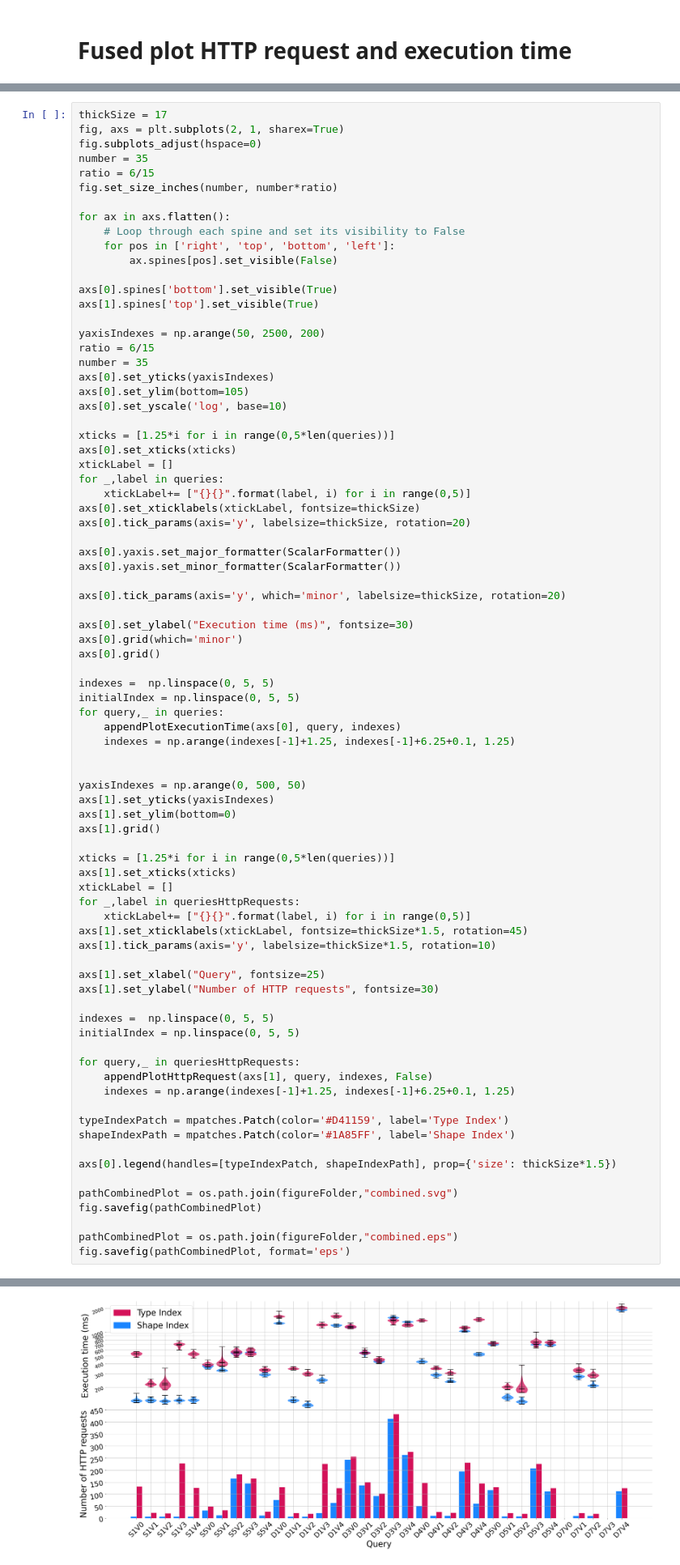
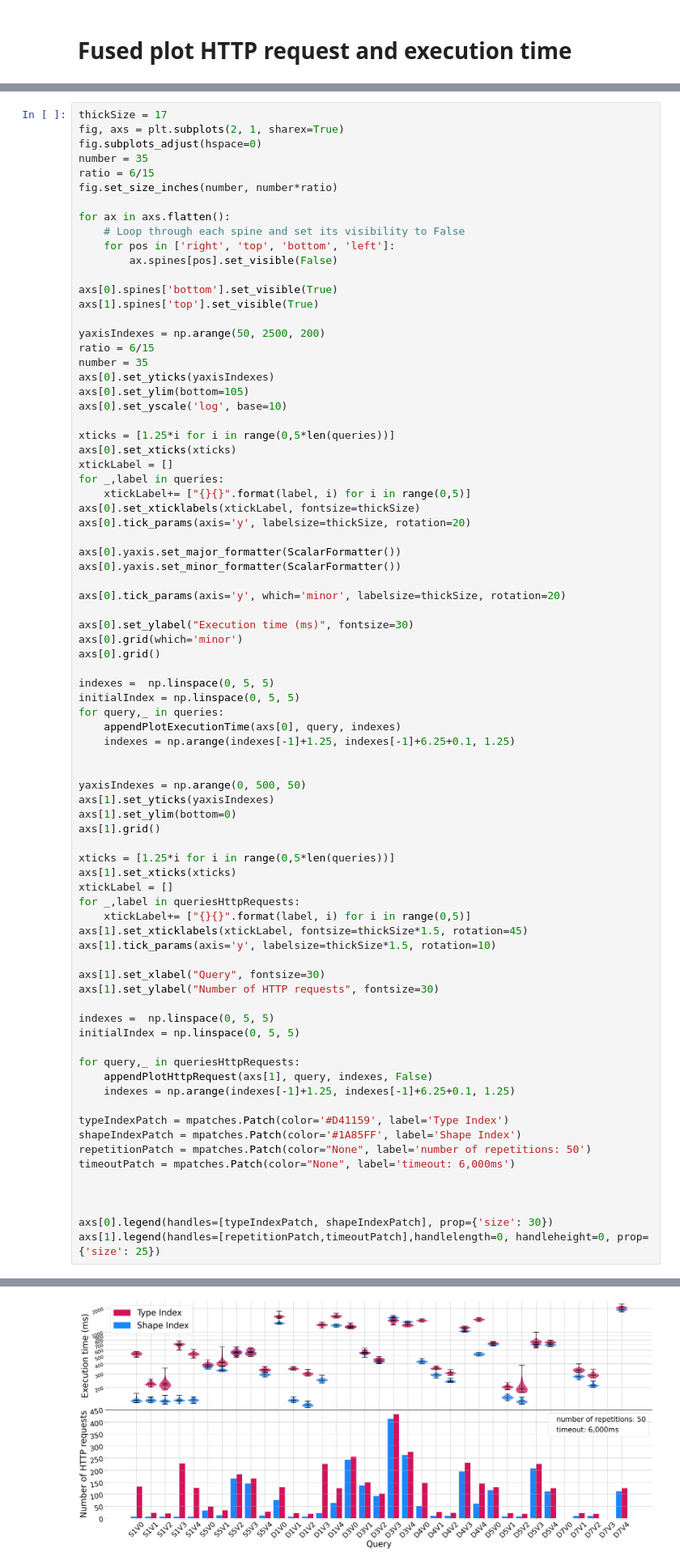
Before and after one commit to constraintAutomaton/amw_shape_index_results, a Jupyter notebook: result/analysis.ipynb, the cells around one changed output, grey strips where cells are left out. Shown at 81% size. Cells and saved outputs as stored; diff of their text form.

Commit message:
label about the number of repetition and timeout added

```diff
--- a/result/analysis.ipynb
+++ b/result/analysis.ipynb
@@ -625,7 +625,7 @@ for _,label in queriesHttpRequests:
 axs[1].set_xticklabels(xtickLabel, fontsize=thickSize*1.5, rotation=45)
 axs[1].tick_params(axis='y', labelsize=thickSize*1.5, rotation=10)
 
-axs[1].set_xlabel("Query", fontsize=25)
+axs[1].set_xlabel("Query", fontsize=30)
 axs[1].set_ylabel("Number of HTTP requests", fontsize=30)
 
 indexes =  np.linspace(0, 5, 5)
@@ -636,13 +636,12 @@ for query,_ in queriesHttpRequests:
     indexes = np.arange(indexes[-1]+1.25, indexes[-1]+6.25+0.1, 1.25)
 
 typeIndexPatch = mpatches.Patch(color='#D41159', label='Type Index')
-shapeIndexPath = mpatches.Patch(color='#1A85FF', label='Shape Index')
+shapeIndexPatch = mpatches.Patch(color='#1A85FF', label='Shape Index')
+repetitionPatch = mpatches.Patch(color="None", label='number of repetitions: 50')
+timeoutPatch = mpatches.Patch(color="None", label='timeout: 6,000ms')
 
-axs[0].legend(handles=[typeIndexPatch, shapeIndexPath], prop={'size': thickSize*1.5})
 
-pathCombinedPlot = os.path.join(figureFolder,"combined.svg")
-fig.savefig(pathCombinedPlot)
 
-pathCombinedPlot = os.path.join(figureFolder,"combined.eps")
-fig.savefig(pathCombinedPlot, format='eps')
+axs[0].legend(handles=[typeIndexPatch, shapeIndexPatch], prop={'size': 30})
+axs[1].legend(handles=[repetitionPatch,timeoutPatch],handlelength=0, handleheight=0, prop={'size': 25})
 # %% [output]
@@ -650 +649 @@ The PostScript backend does not support transparency; partially transparent arti
-[figure, old version]
+[figure, new version]
```
Also changed, not shown: parts of 2 cells of this notebook, 2 other files.
